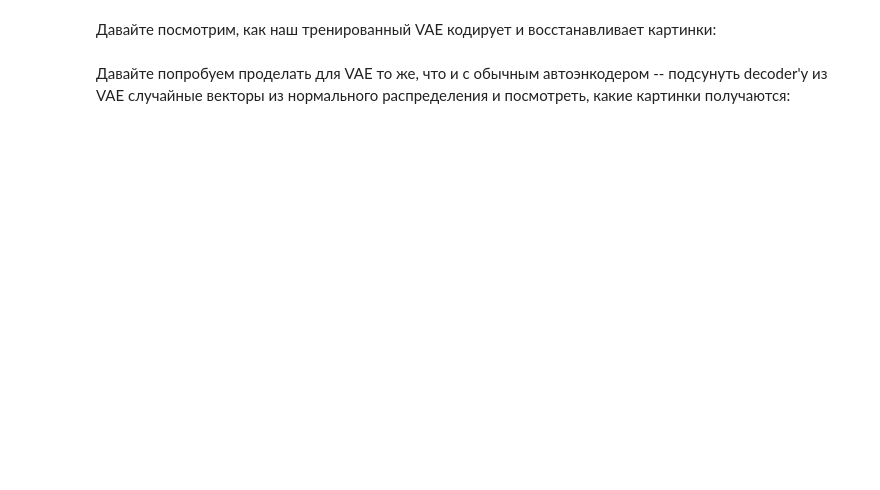
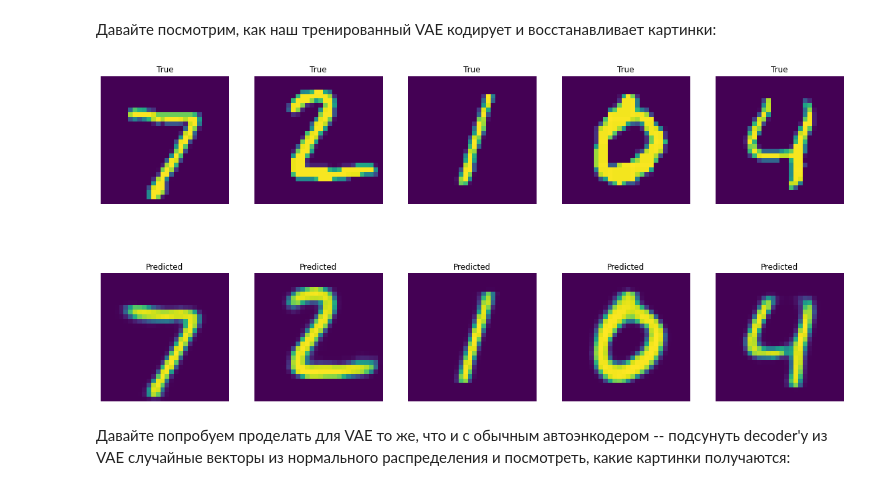
Before and after one commit to noname19871/DLS2022_advanced, a Jupyter notebook: homeworks/homework7/[homework]autoencoders.ipynb, the cells around one changed output. Saved outputs shown, nothing was run; the diff lists cells and outputs as text; code cells hidden in the pictures; blank space fills up the shorter version.

```diff
--- a/homeworks/homework7/[homework]autoencoders.ipynb
+++ b/homeworks/homework7/[homework]autoencoders.ipynb
@@ -613,0 +663,13 @@ optimizer = <Ваш любимый оптимизатор>
+# %%
+def predict_vae(vae, val_loader):
+    predictions, mus, logsigmas = [], [], []
+    vae.eval()
+    with torch.no_grad():
+        for X_batch, _ in val_loader:
+            X_batch = X_batch.to(device)
+            mu, logsigma, reconstructed = vae(X_batch)
+            predictions.append(reconstructed.cpu())
+            mus.append(mu.cpu())
+            logsigmas.append(logsigma.cpu())
+
+    return torch.cat(predictions), torch.cat(mus), torch.cat(logsigmas)
@@ -618,3 +692,10 @@ optimizer = <Ваш любимый оптимизатор>
+# %%
+reconstructions, mus, logsigmas = predict_vae(vae, val_loader)
+ground_truth = next(iter(val_loader))[0]
+# %%
+plot_images(2, 5, ground_truth[:5].numpy(), "True", reconstructions[:5].numpy(), "Predicted")
+# %% [output]
+[figure, added]
 # %% [markdown]
 Давайте попробуем проделать для VAE то же, что и с обычным автоэнкодером -- подсунуть decoder'у из VAE случайные векторы из нормального распределения и посмотреть, какие картинки получаются:
 # %%
```
Also changed, not shown: parts of 47 cells of this notebook.
